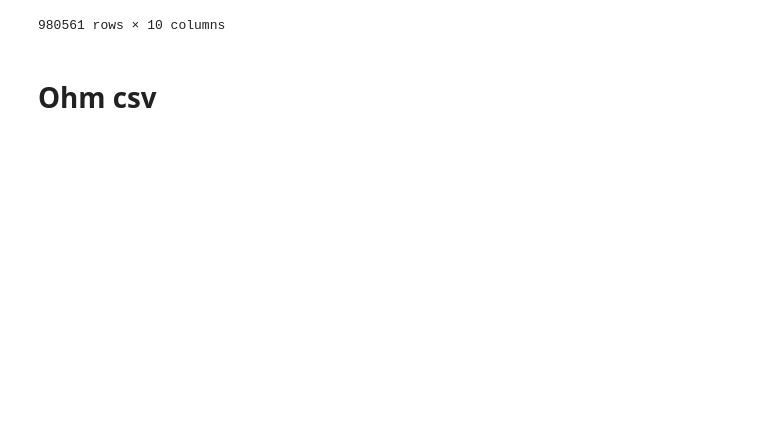
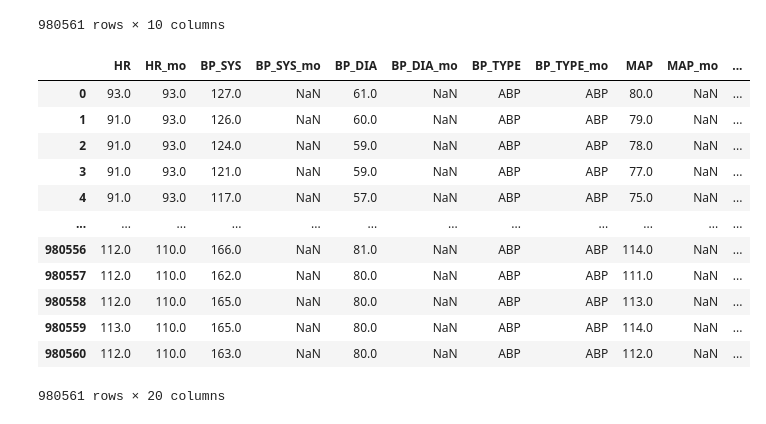
Before and after one commit to Tonry12/Data_joyx2, a Jupyter notebook: mergeSmart_ICU_tonnaw.ipynb, the cells around one changed output. Cells and saved outputs as stored; diff of their text form; code cells hidden in the pictures; blank space fills up the shorter version.

```diff
--- a/mergeSmart_ICU_tonnaw.ipynb
+++ b/mergeSmart_ICU_tonnaw.ipynb
@@ -1615,5 +1558,39 @@ completed[['AdmissionID',
 | 980559 | 1704022932311 | 2024-01-22 | 1900-01-01 07:00:00 | 2024-01-22 07:00:00 | 2024-01-22 07:00:00 | 2024-01-22 07:00:00 | 2023-12-31 18:42:00 | ... |
 | 980560 | 1704022932311 | 2024-01-22 | 1900-01-01 07:00:00 | 2024-01-22 07:00:00 | 2024-01-22 07:00:00 | 2024-01-22 07:00:00 | 2023-12-31 18:42:00 | ... |
 980561 rows × 10 columns
-# %% [markdown]
-# Ohm csv
+# %%
+compare_lab_mo = completed[['HR',
+'HR_mo',
+'BP_SYS',
+'BP_SYS_mo',
+'BP_DIA',
+'BP_DIA_mo',
+'BP_TYPE',
+'BP_TYPE_mo',
+'MAP',
+'MAP_mo',
+'Temp',
+'Temp_mo',
+'RR',
+'RR_mo',
+'O2SAT',
+'O2SAT_mo',
+'PPV',
+'PPV_mo',
+'CVP',
+'CVP_mo']]
+compare_lab_mo
+# %% [output]
+|  | HR | HR_mo | BP_SYS | BP_SYS_mo | BP_DIA | BP_DIA_mo | BP_TYPE | BP_TYPE_mo | MAP | MAP_mo | ... |
+| 0 | 93.0 | 93.0 | 127.0 | NaN | 61.0 | NaN | ABP | ABP | 80.0 | NaN | ... |
+| 1 | 91.0 | 93.0 | 126.0 | NaN | 60.0 | NaN | ABP | ABP | 79.0 | NaN | ... |
+| 2 | 91.0 | 93.0 | 124.0 | NaN | 59.0 | NaN | ABP | ABP | 78.0 | NaN | ... |
+| 3 | 91.0 | 93.0 | 121.0 | NaN | 59.0 | NaN | ABP | ABP | 77.0 | NaN | ... |
+| 4 | 91.0 | 93.0 | 117.0 | NaN | 57.0 | NaN | ABP | ABP | 75.0 | NaN | ... |
+| ... | ... | ... | ... | ... | ... | ... | ... | ... | ... | ... | ... |
+| 980556 | 112.0 | 110.0 | 166.0 | NaN | 81.0 | NaN | ABP | ABP | 114.0 | NaN | ... |
+| 980557 | 112.0 | 110.0 | 162.0 | NaN | 80.0 | NaN | ABP | ABP | 111.0 | NaN | ... |
+| 980558 | 112.0 | 110.0 | 165.0 | NaN | 80.0 | NaN | ABP | ABP | 113.0 | NaN | ... |
+| 980559 | 113.0 | 110.0 | 165.0 | NaN | 80.0 | NaN | ABP | ABP | 114.0 | NaN | ... |
+| 980560 | 112.0 | 110.0 | 163.0 | NaN | 80.0 | NaN | ABP | ABP | 112.0 | NaN | ... |
+980561 rows × 20 columns
```
Also changed, not shown: parts of 23 cells of this notebook.
